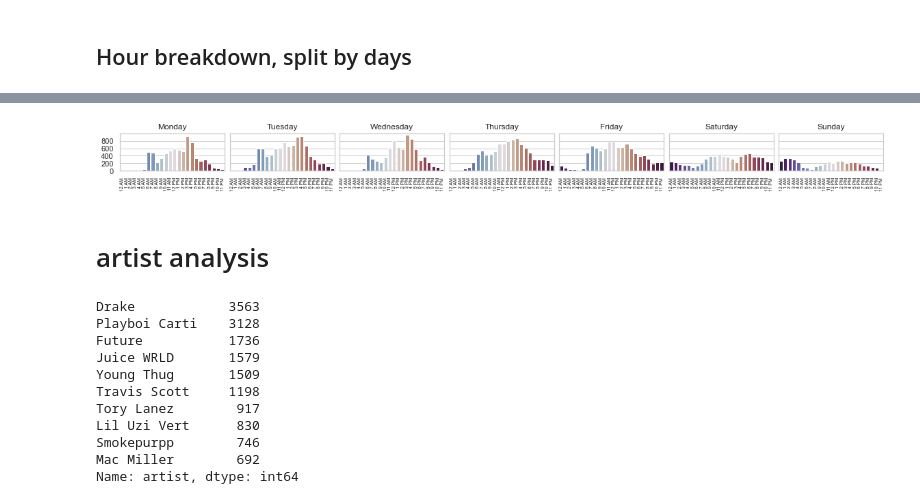
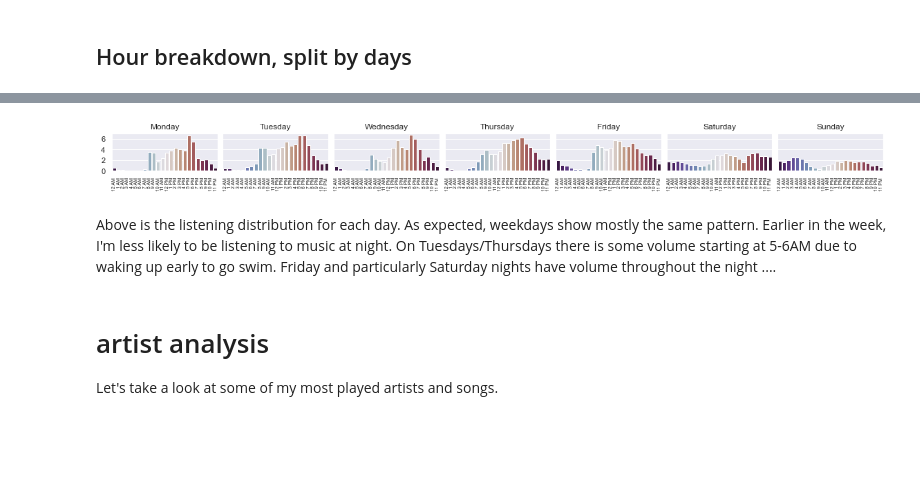
Before and after one commit to LeChase/spotify_hist, a Jupyter notebook: to_publish.ipynb, the cells around one changed output, grey strips where cells are left out. Saved outputs shown, nothing was run; the diff lists cells and outputs as text; code cells hidden in the pictures; blank space fills up the shorter version.

```diff
--- a/to_publish.ipynb
+++ b/to_publish.ipynb
@@ -285,2 +314,0 @@ array([ 0,  1,  2,  3,  4,  5,  6,  7,  8,  9, 10, 11, 12, 13, 14, 15, 16,
-# %%
-df['hour_str'] = pd.Categorical(df.datetime.dt.hour.map(hour_map), categories = hour_map.values())
@@ -311,0 +317,4 @@ hour_counts_percents = get_percents(average_hour_counts)
+# %%
+hour_counts = df.datetime.dt.hour.value_counts().sort_index().rename(hour_map)
+average_hour_counts = hour_counts/unique_days
+average_hour_counts
@@ -337,0 +358,9 @@ grouped_days = df.groupby('day_name')
+# %%
+# grouping the dataframe based on day name
+grouped_days = df.groupby(df.datetime.dt.day_name())
+# make sure the groupby index are sorted in the proper order of days
+grouped_days = sorted(grouped_days, key = lambda x: day_order.index(x[0]))
+# %%
+# get number of instances of each day
+n_days = pd.to_datetime(df.datetime.dt.date.drop_duplicates()).dt.day_name().value_counts()
+n_days
@@ -338,39 +376,31 @@ grouped_days = df.groupby('day_name')
 # %%
 fig, axes = plt.subplots(nrows = 1, ncols = len(grouped_days), sharey = True, figsize=(20,1))
 fig.subplots_adjust(wspace = 0.05)
 
-plt.yticks(np.arange(0, max(hour_counts), 200))
+plt.yticks(np.arange(0, max(hour_counts)/max(n_days), 2))
 
 for ax, (day, sub_df) in zip(axes, grouped_days):
-    day_hour_counts = sub_df.hour_str.value_counts().sort_index()
-    # day_hour_counts_percents = get_percents(day_hour_counts)
+    # get daily hour counts, rename to readable hours (ex. '2 PM'), and sort in the proper manner
+    day_hour_counts = sub_df.datetime.dt.hour.map(hour_map).value_counts().reindex(hour_map.values())
+    # divide by number of instances of that day in order to get average daily counts
+    day_hour_counts /= n_days.loc[day]
+
     ax.set_title(day.capitalize())
     ax.tick_params(axis = 'x', rotation = 90, labelsize = 7)
-    # ax.tick_params(axis = 'y')
-
+    ax.set_xticklabels(['12AM', '6AM', '12PM', '6PM'])
     sns.barplot(x = day_hour_counts.index, y = day_hour_counts.values, ax = ax, palette = day_palette)
 
 plt.show()
 # %% [output]
-[figure, old version]
+[figure, new version]
-# %% [markdown]
-# artist analysis
+# %% [markdown]
+Above is the listening distribution for each day.  As expected, weekdays show mostly the same pattern.  Earlier in the week, I'm less likely to be listening to music at night.  On Tuesdays/Thursdays there is some volume starting at 5-6AM due to waking up early to go swim.  Friday and particularly Saturday nights have volume throughout the night ....
+# %% [markdown]
+# artist analysis
+
+Let's take a look at some of my most played artists and songs.
 # %%
 top_10_artists = df.artist.value_counts().head(10)
-top_5_artists = df.artist.value_counts().head(5)
-top_10_artists
-# %% [output]
-Drake            3563
-Playboi Carti    3128
-Future           1736
-Juice WRLD       1579
-Young Thug       1509
-Travis Scott     1198
-Tory Lanez        917
-Lil Uzi Vert      830
-Smokepurpp        746
-Mac Miller        692
-Name: artist, dtype: int64
 # %%
 plt.figure()
 sns.barplot(x = top_10_artists.index, y = top_10_artists.values, )
```
Also changed, not shown: parts of 52 cells of this notebook.
